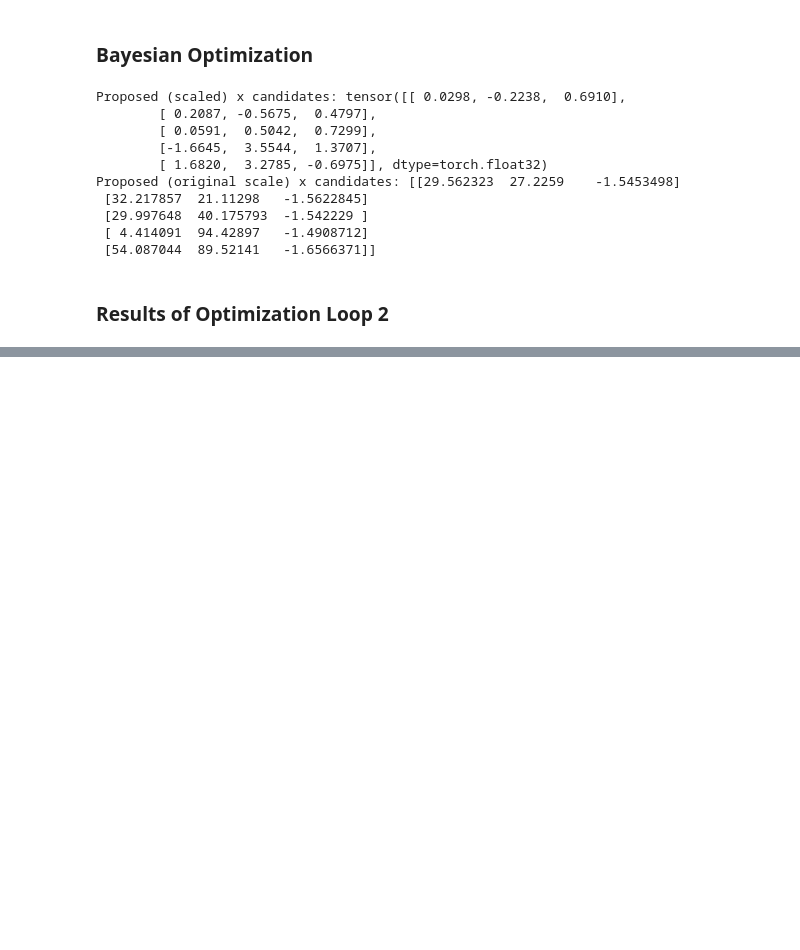
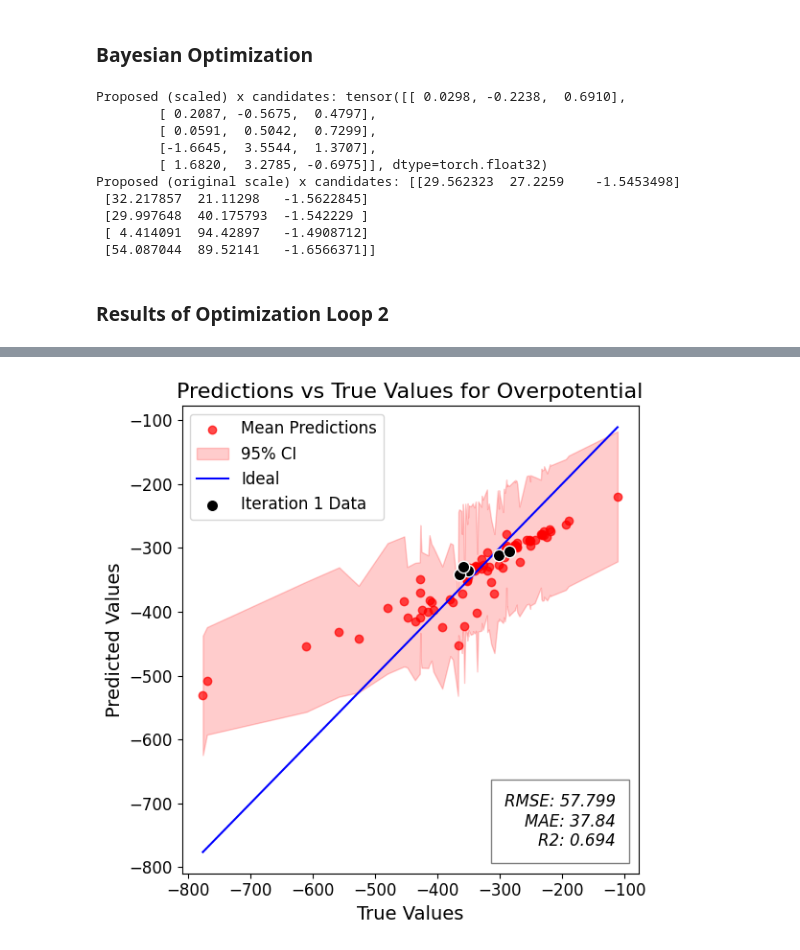
Before and after one commit to Shakti-95/HER-HEO-Prediction-Workflow, a Jupyter notebook: StaGPRW_CHARGE.ipynb, the cells around one changed output, grey strips where cells are left out. Drawn from its saved outputs; the diff is of its cells as text; code cells hidden in the pictures; blank space fills up the shorter version.

```diff
--- a/StaGPRW_CHARGE.ipynb
+++ b/StaGPRW_CHARGE.ipynb
@@ -746,0 +874,71 @@ res_df2.to_excel('Predictions of Optimization Loop 2.xlsx')
+# %%
+# Build and fit the model on scaled y & z data
+singlegp, mll = build_singletask_model(train_y_torch, train_z_torch)
+fit_gpytorch_model(mll)
+
+# Predictions on y data and plotting the mean and variance
+singlegp.eval()
+with torch.no_grad():
+    z_posterior = singlegp.posterior(train_y_torch)
+    z_mean = z_posterior.mean
+    z_variance = z_posterior.variance
+
+# Create the prediction intervals
+z_lower = z_mean - 2*z_variance.sqrt()
+z_upper = z_mean + 2*z_variance.sqrt()
+
+# Scale the predicted data to original data scale
+z_pred_mean = scaler_z.inverse_transform(z_mean.numpy())
+z_pred_lower = scaler_z.inverse_transform(z_lower.numpy())
+z_pred_upper = scaler_z.inverse_transform(z_upper.numpy())
+# %%
+# Performance metrics of z
+pfm = compute_metrics(train_z, z_pred_mean)
+
+# Identify new data indices (last 5 rows)
+new_data_indices = np.arange(len(train_z) - 5, len(train_z))
+
+# Sorting the OverPotential values to ensure proper plotting
+sorted_indices = np.argsort(train_z.values)  # Sorting indices for true values to align plots
+sorted_true_values = train_z.values[sorted_indices]
+sorted_z_pred_lower = z_pred_lower[sorted_indices].ravel()
+sorted_z_pred_mean = z_pred_mean[sorted_indices].ravel()
+sorted_z_pred_upper = z_pred_upper[sorted_indices].ravel()
+
+# Get sorted positions of new data
+new_data_positions = [np.where(sorted_indices == idx)[0][0] for idx in new_data_indices]
+
+# Mask out new data from main red scatter
+mask = np.ones(len(sorted_true_values), dtype=bool)
+mask[new_data_positions] = False
+
+# Plot
+fig = plt.figure(figsize=(6, 6))
+plt.scatter(np.array(sorted_true_values)[mask], np.array(sorted_z_pred_mean)[mask],
+            color='red', alpha=0.7, label='Mean Predictions')
+plt.fill_between(sorted_true_values, sorted_z_pred_lower, sorted_z_pred_upper, color='red', alpha=0.2, label='95% CI')
+plt.plot(sorted_true_values, sorted_true_values, color='blue', label='Ideal')
+
+# Plot new data points
+plt.scatter([sorted_true_values[pos] for pos in new_data_positions],
+            [sorted_z_pred_mean[pos] for pos in new_data_positions],
+            color='black', edgecolors='white', s=80, zorder=5, label='Iteration 1 Data')
+
+plt.xlabel('True Values', fontsize=14)
+plt.ylabel('Predicted Values', fontsize=14)
+plt.title('Predictions vs True Values for Overpotential', fontsize=16)
+
+# Avoid duplicate legend entries
+handles, labels = plt.gca().get_legend_handles_labels()
+by_label = dict(zip(labels, handles))
+plt.legend(by_label.values(), by_label.keys(), loc='upper left')
+
+box_text = 'RMSE: ' + str(round(pfm[2], 3)) + '\nMAE: ' + str(round(pfm[1], 2)) + '\nR2: ' + str(round(pfm[0], 3))
+plt.text(0.95, 0.05, box_text, transform=plt.gca().transAxes, ha='right', va='bottom', style='italic', bbox={'facecolor':'white', 'alpha':0.5, 'pad':10})
+
+plt.tight_layout()
+plt.show()
+
+fig.savefig('Plots/Model 2 of StagPRW Final Performance.jpg')
+# %% [output]
+[figure, added]
```
Also changed, not shown: parts of 11 cells of this notebook, 4 other files.
